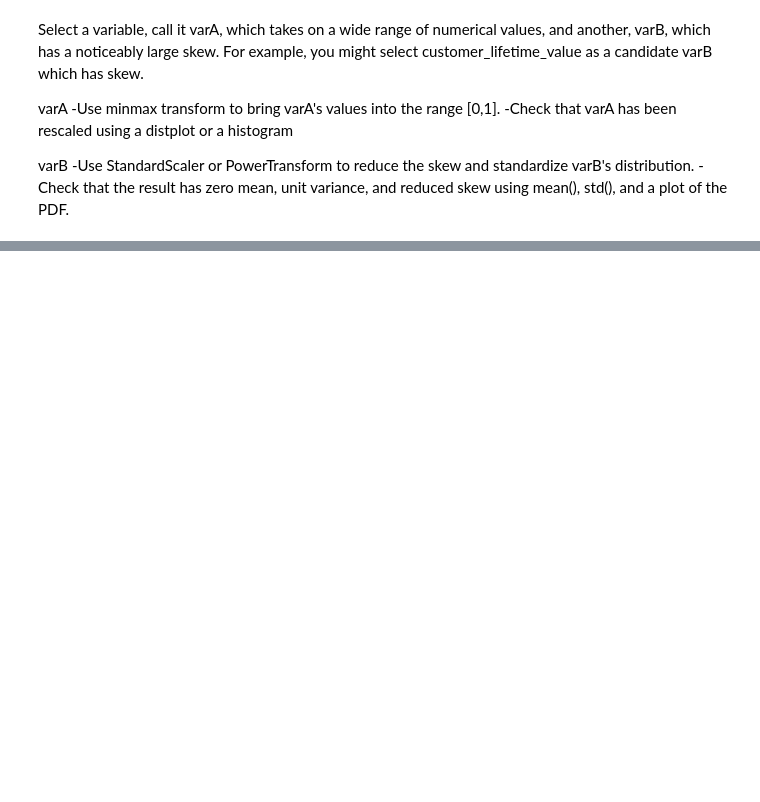
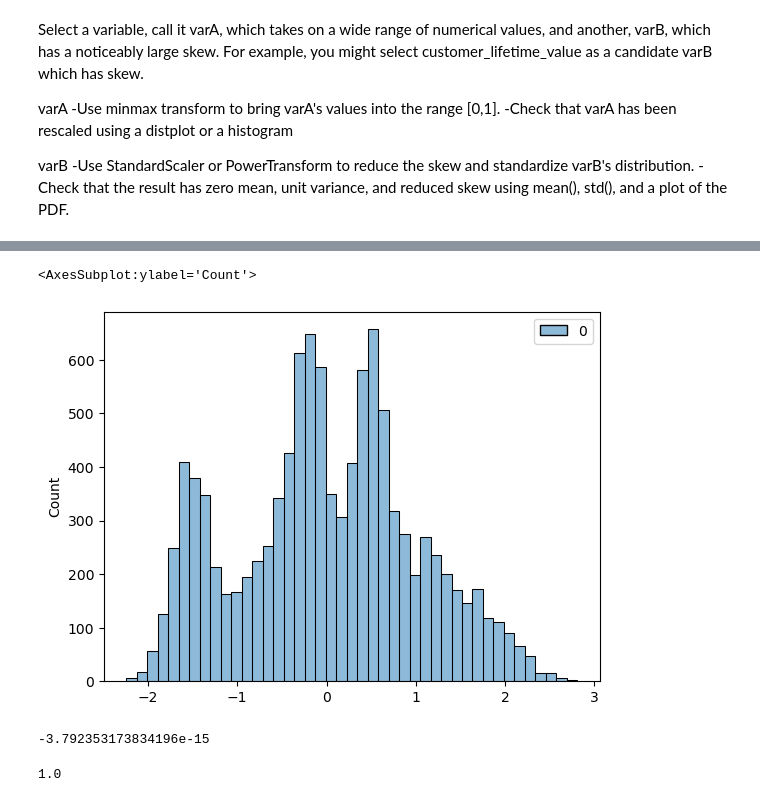
Before and after one commit to dablancog/Angelica_Ironhack_Labs, a Jupyter notebook: Week_4/Angelica_Week4_Lab_Data_Transformation.ipynb, the cells around one changed output, grey strips where cells are left out. Cells and saved outputs as stored; diff of their text form; code cells hidden in the pictures; blank space fills up the shorter version.

```diff
--- a/Week_4/Angelica_Week4_Lab_Data_Transformation.ipynb
+++ b/Week_4/Angelica_Week4_Lab_Data_Transformation.ipynb
@@ -266,4 +330,16 @@ np.std(numericals['customer_lifetime_value'])
 # %%
-#sklearn.preprocessing.PowerTransformer(method=’yeo-johnson’, standardize=True, copy=True)
-numericals[['customer_lifetime_value']] = PowerTransformer(method=’box-cox’, standardize=True, copy=True).fit_transform(numericals[['customer_lifetime_value']])
-sns.histplot(numericals.customer_lifetime_value)
+from sklearn.preprocessing import PowerTransformer
+scaler_pt_bc = PowerTransformer(method='box-cox', standardize=True, copy=True)
+varB_scaled_pt_bc = scaler_pt_bc.fit_transform(varB_2d)
+sns.histplot(varB_scaled_pt_bc)
+# %% [output]
+<AxesSubplot:ylabel='Count'>
+[figure, added]
+# %%
+np.mean(varB_scaled_pt_bc)
+# %% [output]
+-3.792353173834196e-15
+# %%
+np.std(varB_scaled_pt_bc)
+# %% [output]
+1.0
```
Also changed, not shown: parts of 14 cells of this notebook, 1 other file.
